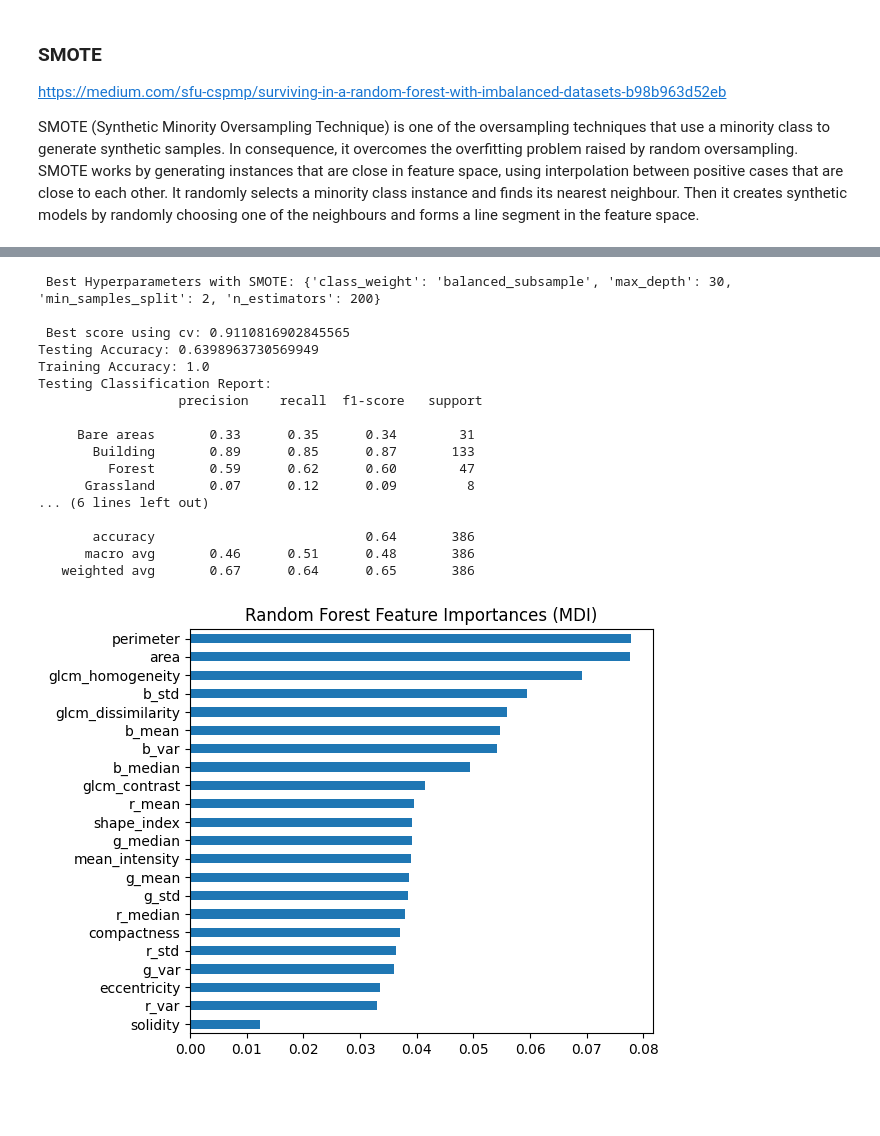
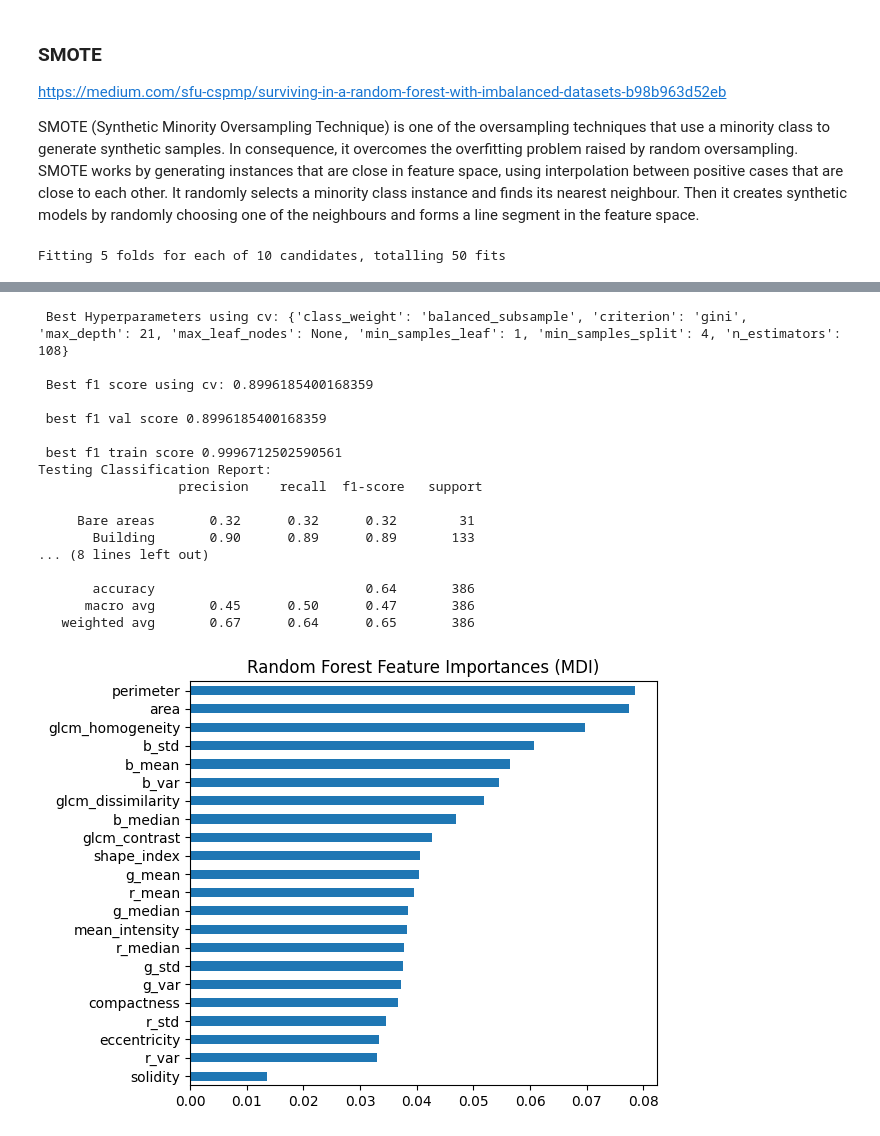
Before and after one commit to kshitijrajsharma/landcoverclassification, a Jupyter notebook: notebooks/train.ipynb, the cells around one changed output, grey strips where cells are left out. Saved outputs shown, nothing was run; the diff lists cells and outputs as text; code cells hidden in the pictures; blank space fills up the shorter version.

```diff
--- a/notebooks/train.ipynb
+++ b/notebooks/train.ipynb
@@ -311,16 +298,12 @@ from imblearn.over_sampling import SMOTE # source : https://medium.com/sfu-cspmp
 smote = SMOTE(random_state=42)
 X_train_resampled, y_train_resampled = smote.fit_resample(X_train, y_train)
 
-grid_search_rf= rf_hyperparameter_tuning(X_train_resampled, y_train_resampled)
+random_search_cv= rf_hyperparameter_tuning(X_train_resampled, y_train_resampled)
 
-testing_overall_accuracy, training_overall_accuracy, testing_classification_accuracy = compute_accuracy(grid_search_rf.best_estimator_, X_test, y_test, X_train_resampled, y_train_resampled)
+testing_classification_accuracy = compute_accuracy(random_search_cv, X_test, y_test,labels, experiment_name='Random Forest with SMOTE')
 
-print("\n Best Hyperparameters with SMOTE:", grid_search_rf.best_params_)
-print("\n Best score using cv:", grid_search_rf.best_score_)
-
-print("Testing Accuracy:", testing_overall_accuracy)
-print("Training Accuracy:", training_overall_accuracy)
 print("Testing Classification Report:\n", testing_classification_accuracy)
 
-_ = plot_rf_feature_importances(grid_search_rf.best_estimator_)
+_ = plot_rf_feature_importances(random_search_cv.best_estimator_)
 # %% [output]
+Fitting 5 folds for each of 10 candidates, totalling 50 fits
@@ -328,18 +311,18 @@ _ = plot_rf_feature_importances(grid_search_rf.best_estimator_)
- Best Hyperparameters with SMOTE: {'class_weight': 'balanced_subsample', 'max_depth': 30, 'min_samples_split': 2, 'n_estimators': 200}
-
- Best score using cv: 0.9110816902845565
-Testing Accuracy: 0.6398963730569949
-Training Accuracy: 1.0
-Testing Classification Report:
-                  precision    recall  f1-score   support
-
-     Bare areas       0.33      0.35      0.34        31
-       Building       0.89      0.85      0.87       133
-         Forest       0.59      0.62      0.60        47
-      Grassland       0.07      0.12      0.09         8
-... (6 lines left out)
-
-       accuracy                           0.64       386
-      macro avg       0.46      0.51      0.48       386
-   weighted avg       0.67      0.64      0.65       386
+ Best Hyperparameters using cv: {'class_weight': 'balanced_subsample', 'criterion': 'gini', 'max_depth': 21, 'max_leaf_nodes': None, 'min_samples_leaf': 1, 'min_samples_split': 4, 'n_estimators': 108}
+
+ Best f1 score using cv: 0.8996185400168359
+
+ best f1 val score 0.8996185400168359
+
+ best f1 train score 0.9996712502590561
+Testing Classification Report:
+                  precision    recall  f1-score   support
+
+     Bare areas       0.32      0.32      0.32        31
+       Building       0.90      0.89      0.89       133
+... (8 lines left out)
+
+       accuracy                           0.64       386
+      macro avg       0.45      0.50      0.47       386
+   weighted avg       0.67      0.64      0.65       386
-[figure, old version]
+[figure, new version]
```
Also changed, not shown: parts of 23 cells of this notebook, 1 other file.
